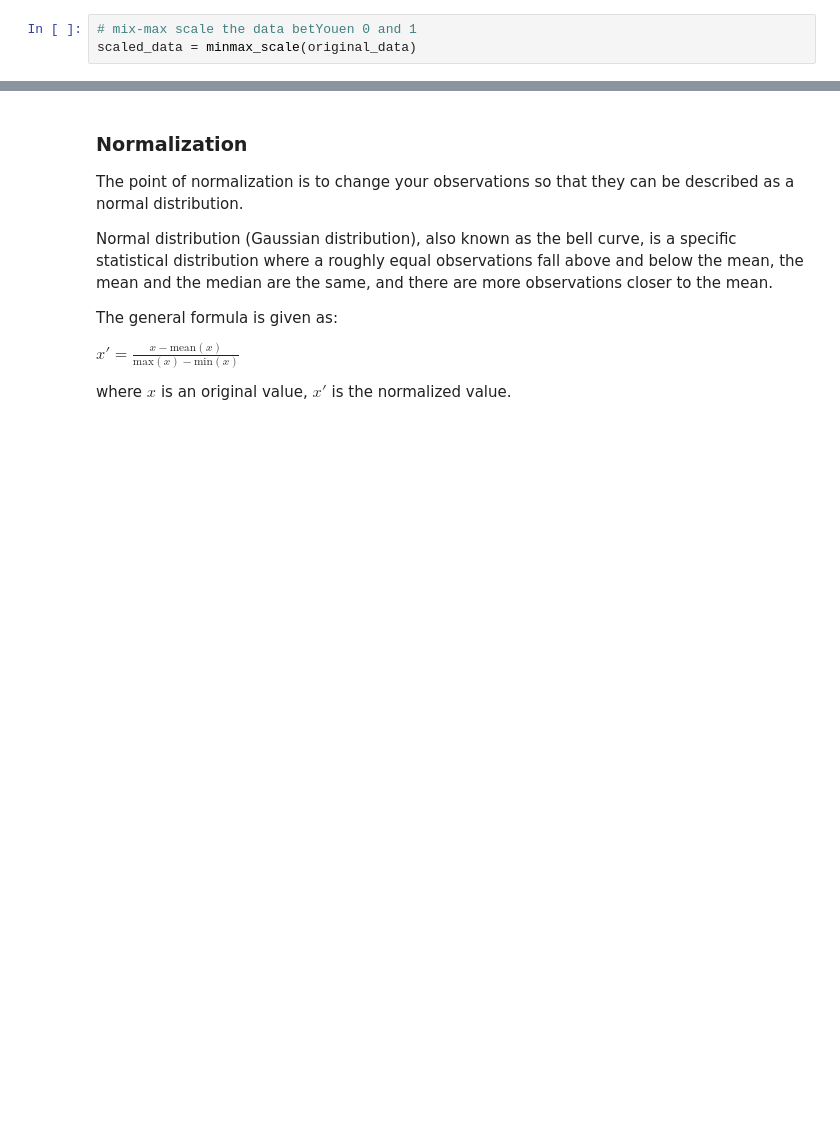
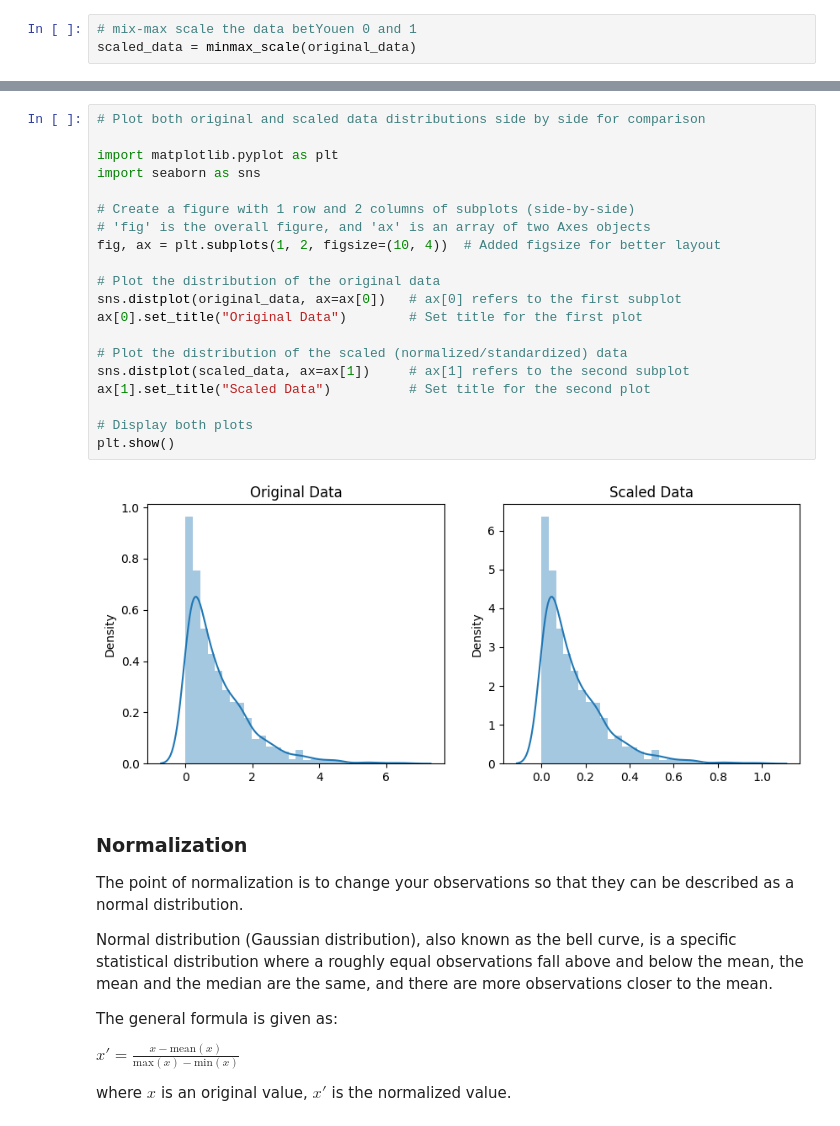
Before and after one commit to ifteeekhar/MLOB1, a Jupyter notebook: Sessions/Day12/data_Preprocessing.ipynb, the cells around one changed output, grey strips where cells are left out. Drawn from its saved outputs; the diff is of its cells as text; blank space fills up the shorter version.

```diff
--- a/Sessions/Day12/data_Preprocessing.ipynb
+++ b/Sessions/Day12/data_Preprocessing.ipynb
@@ -498,3 +568,25 @@ plt.show()
+# %%
+# Plot both original and scaled data distributions side by side for comparison
+
+import matplotlib.pyplot as plt
+import seaborn as sns
+
+# Create a figure with 1 row and 2 columns of subplots (side-by-side)
+# 'fig' is the overall figure, and 'ax' is an array of two Axes objects
+fig, ax = plt.subplots(1, 2, figsize=(10, 4))  # Added figsize for better layout
+
+# Plot the distribution of the original data
+sns.distplot(original_data, ax=ax[0])   # ax[0] refers to the first subplot
+ax[0].set_title("Original Data")        # Set title for the first plot
+
+# Plot the distribution of the scaled (normalized/standardized) data
+sns.distplot(scaled_data, ax=ax[1])     # ax[1] refers to the second subplot
+ax[1].set_title("Scaled Data")          # Set title for the second plot
+
+# Display both plots
+plt.show()
+# %% [output]
+[figure, added]
 # %% [markdown]
 ### Normalization
 The point of normalization is to change your observations so that they can be described as a normal distribution.
```
Also changed, not shown: parts of 16 cells of this notebook, 7 other files.
